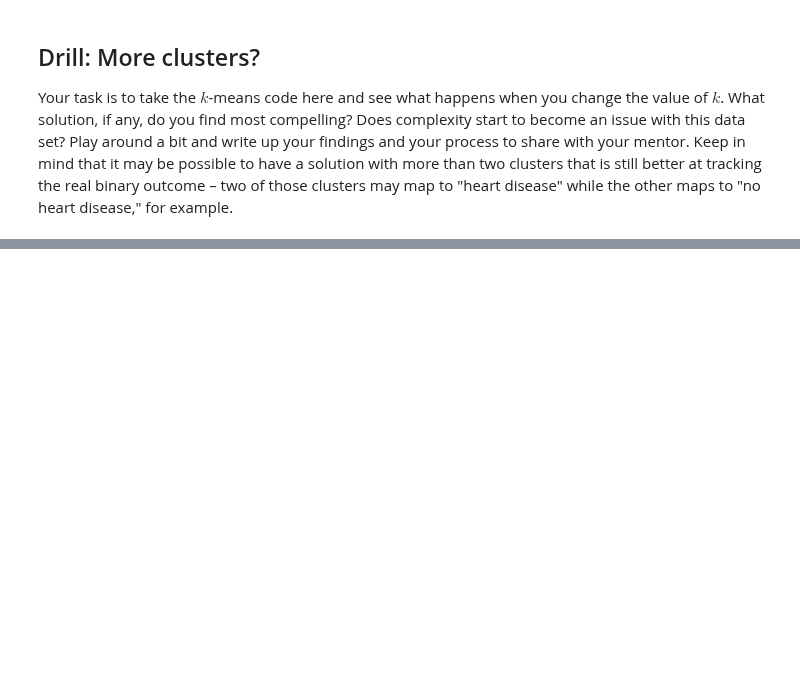
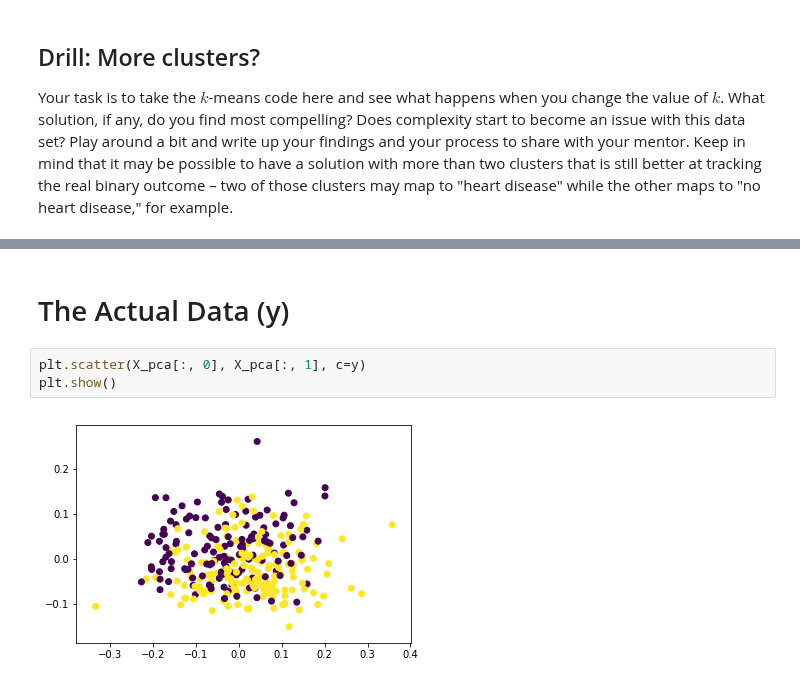
Before and after one commit to innawendell/Describing-Data-, a Jupyter notebook: 4.2.2+K-Means.ipynb, the cells around one changed output, grey strips where cells are left out. Cells and saved outputs as stored; diff of their text form; blank space fills up the shorter version.

```diff
--- a/4.2.2+K-Means.ipynb
+++ b/4.2.2+K-Means.ipynb
@@ -183,0 +215,7 @@ row_0
+# %% [markdown]
+# The Actual Data (y)
+# %%
+plt.scatter(X_pca[:, 0], X_pca[:, 1], c=y)
+plt.show()
+# %% [output]
+[figure, added]
```
Also changed, not shown: parts of 13 cells of this notebook.
